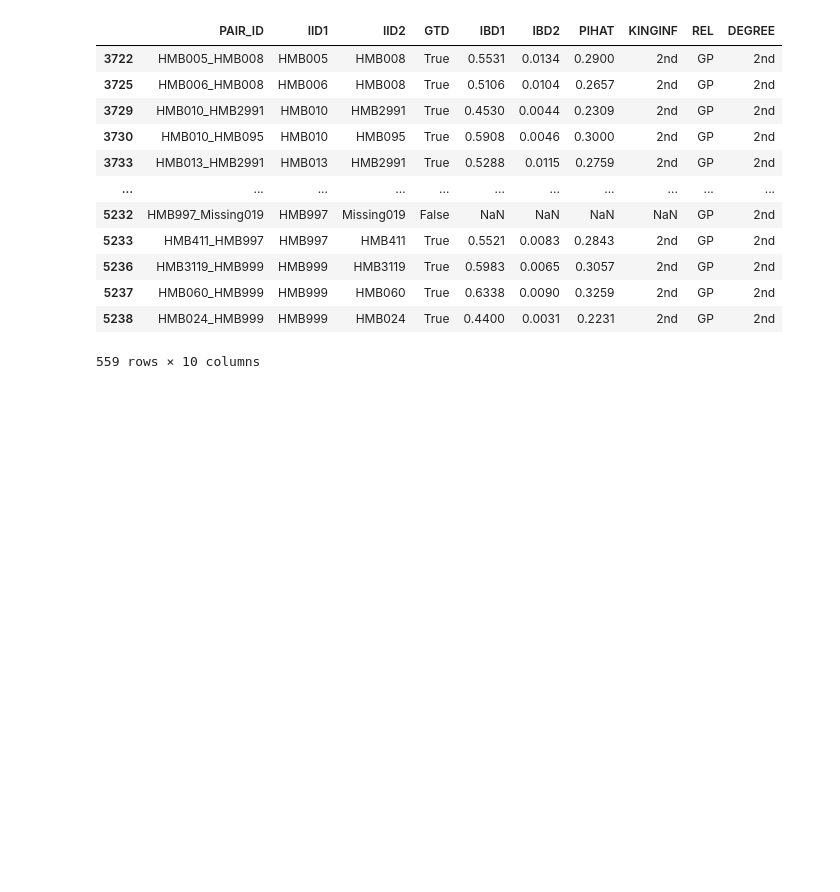
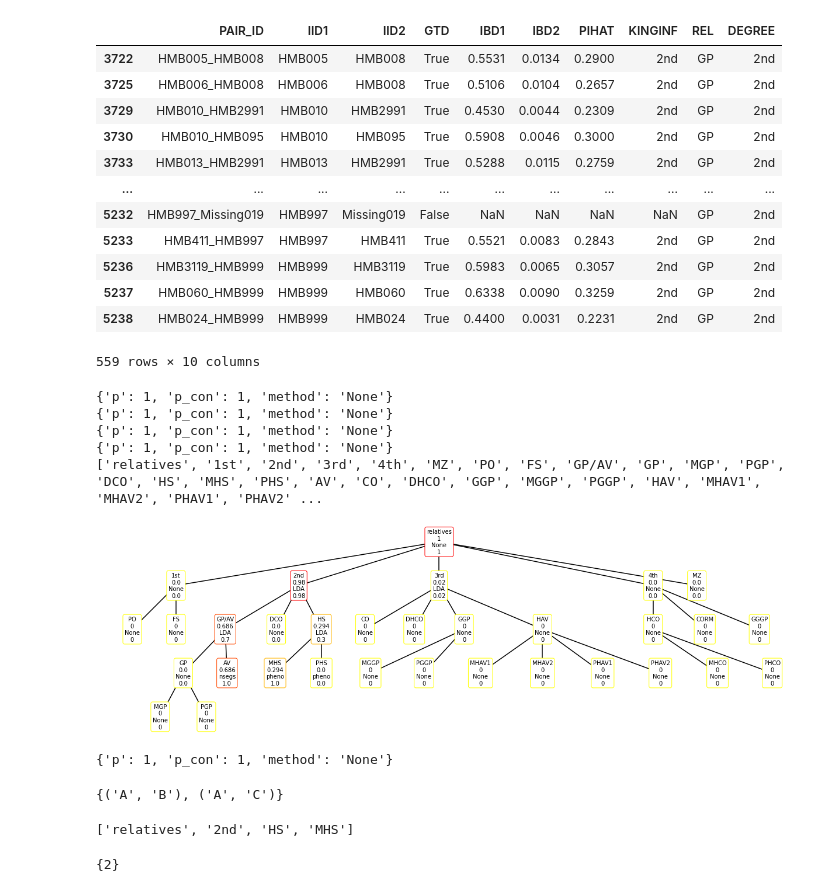
Before and after one commit to williamscole/PonderosaBeta, a Jupyter notebook: scratch.ipynb, the cells around one changed output. Drawn from its saved outputs; the diff is of its cells as text; code cells hidden in the pictures; blank space fills up the shorter version.

```diff
--- a/scratch.ipynb
+++ b/scratch.ipynb
@@ -476,0 +698,28 @@ pairs_df[pairs_df.REL == "GP"]
+# %%
+h = PedigreeHierarchy()
+print(h.hier.nodes["relatives"])
+h.add_probs([("2nd", 0.98, "LDA"), ("3rd", 0.02, "LDA"), ("HS", 0.3, "LDA"), ("PHS", 0, "pheno"), ("MHS", 0.5, "pheno"), ("AV", 0.3, "nsegs"), ("GP/AV", 0.7, "LDA")])
+print(h.hier.nodes["relatives"])
+h.compute_probs()
+print(h.hier.nodes["relatives"])
+h.most_probable(0.5)
+h.plot_all(True)
+# h.plot_degree(False)
+# %% [output]
+{'p': 1, 'p_con': 1, 'method': 'None'}
+{'p': 1, 'p_con': 1, 'method': 'None'}
+{'p': 1, 'p_con': 1, 'method': 'None'}
+{'p': 1, 'p_con': 1, 'method': 'None'}
+['relatives', '1st', '2nd', '3rd', '4th', 'MZ', 'PO', 'FS', 'GP/AV', 'GP', 'MGP', 'PGP', 'DCO', 'HS', 'MHS', 'PHS', 'AV', 'CO', 'DHCO', 'GGP', 'MGGP', 'PGGP', 'HAV', 'MHAV1', 'MHAV2', 'PHAV1', 'PHAV2' ...
+[figure, added]
+# %%
+h = PedigreeHierarchy()
+h.add_pairs_from([[("A", "B"), "PHS", {"ibd1": 0.5, "ibd2": 0.25}], [("A", "C"), "MHS", {"ibd1": 0.49}], [("A", "D"), "CO", {}]])
+h.get_nodes_from_list(["MHS", "PHS"])
+# %% [output]
+{'p': 1, 'p_con': 1, 'method': 'None'}
+{('A', 'B'), ('A', 'C')}
+# %%
+nx.shortest_path(h.hier, "relatives", "MHS")
+# %% [output]
+['relatives', '2nd', 'HS', 'MHS']
@@ -476,0 +749,8 @@ pairs_df[pairs_df.REL == "GP"]
+# %%
+g = nx.DiGraph()
+g.add_nodes_from([(1, {"a":1})])
+g.add_edges_from([[1,2],[5,4]])
+
+nx.descendants(g, 1)
+# %% [output]
+{2}
```
Also changed, not shown: parts of 15 cells of this notebook, 21 other files.
